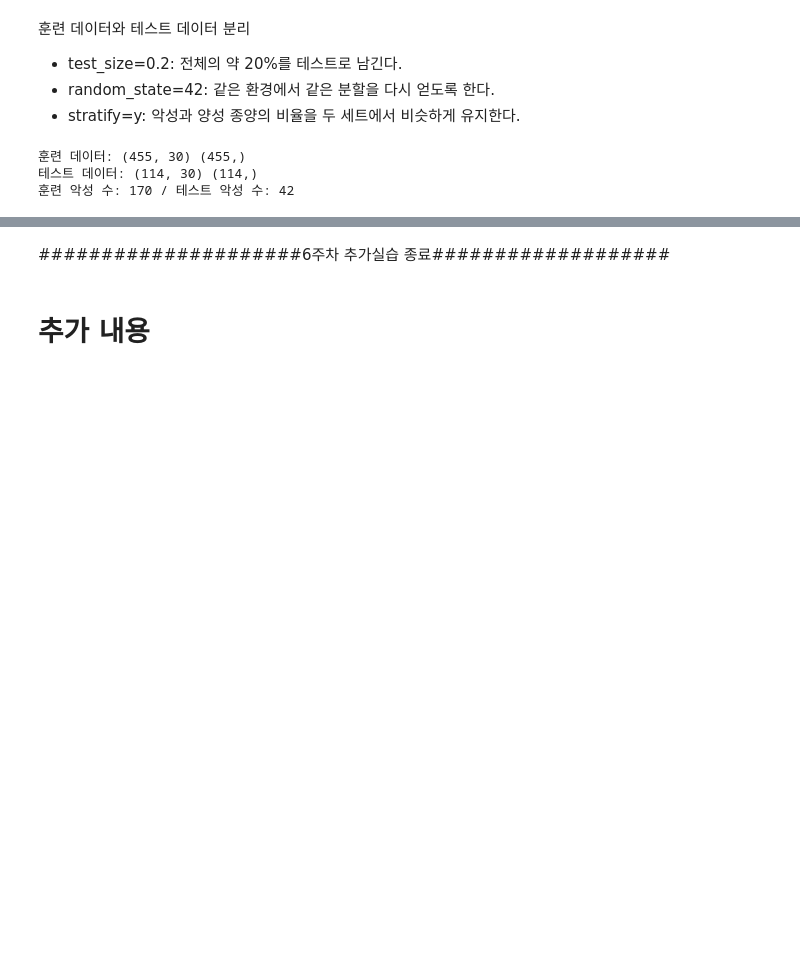
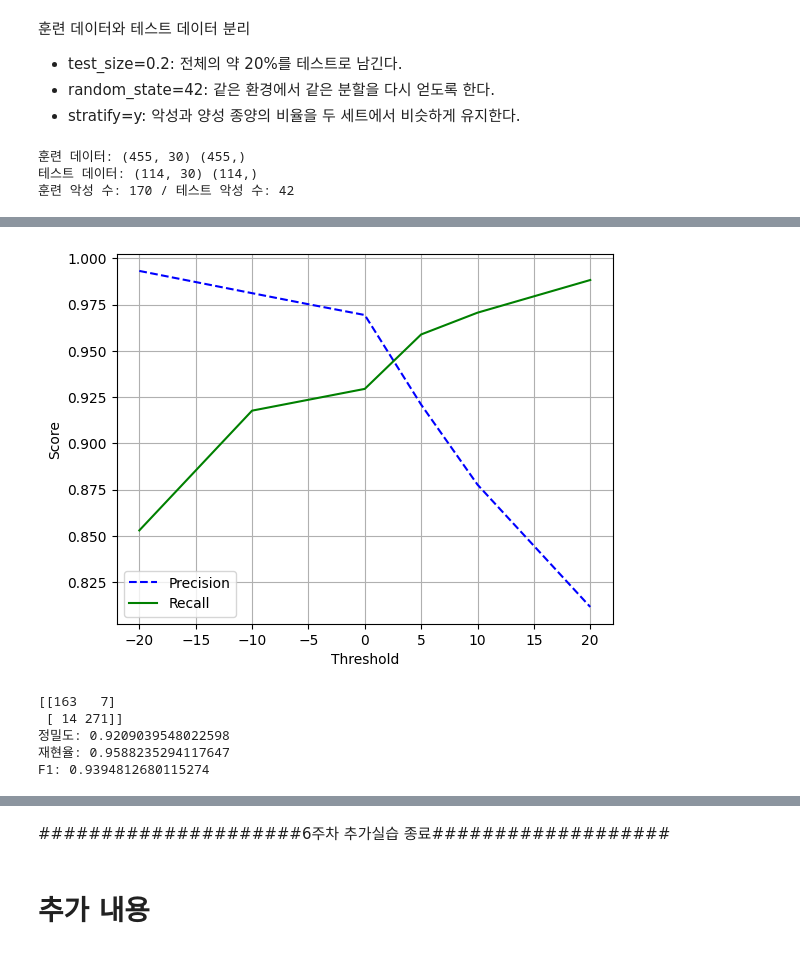
Before and after one commit to ssukk99/handson-ml2, a Jupyter notebook: 03_classification.ipynb, the cells around one changed output, grey strips where cells are left out. Saved outputs shown, nothing was run; the diff lists cells and outputs as text; code cells hidden in the pictures; blank space fills up the shorter version.

```diff
--- a/03_classification.ipynb
+++ b/03_classification.ipynb
@@ -718,0 +686,10 @@ print('훈련 악성 수:', int(np.sum(y_train == 0)), '/ 테스트 악성 수:'
+# %%
+y_scores = cross_val_predict(
+    sgd_model, X_train, y_train, cv=cv, method='decision_function'  # 예측 대신 판단 점수 받기
+)
+
+print(y_scores[:10])  # 앞 10개 표본의 판단 점수
+
+threshold = 0  # 먼저 기본 임계값 사용
+y_pred_0 = (y_scores > threshold).astype(int)  # 크면 양성 1, 이하이면 악성 0
+print(confusion_matrix(y_train, y_pred_0))  # 기본 예측의 오차 행렬과 비교
@@ -718,0 +701,16 @@ print('훈련 악성 수:', int(np.sum(y_train == 0)), '/ 테스트 악성 수:'
+# %%
+thresholds = [-20, -10, -5, 0, 5, 10, 20]  # 시험할 임계값
+precisions = []  # 정밀도를 저장할 목록
+recalls = []  # 재현율을 저장할 목록
+
+for threshold in thresholds:  # 임계값을 하나씩 바꿔 가며 반복
+    y_pred = (y_scores > threshold).astype(int)  # 임계값으로 예측 만들기
+    precision = precision_score(y_train, y_pred, pos_label=0)  # 악성 정밀도
+    recall = recall_score(y_train, y_pred, pos_label=0)  # 악성 재현율
+    precisions.append(precision)  # 그래프를 그리기 위해 정밀도 저장
+    recalls.append(recall)  # 그래프를 그리기 위해 재현율 저장
+    print('임계값:', threshold)  # 어떤 임계값인지 출력
+    print('정밀도:', precision)  # 정밀도 출력
+    print('재현율:', recall)  # 재현율 출력
+    print(confusion_matrix(y_train, y_pred))  # 악성 누락과 오탐 개수 확인
+    print()  # 결과 사이 한 줄 띄우기
@@ -718,0 +735,25 @@ print('훈련 악성 수:', int(np.sum(y_train == 0)), '/ 테스트 악성 수:'
+# %%
+import matplotlib.pyplot as plt  # 그래프를 그리는 도구
+
+plt.plot(thresholds, precisions, 'b--', label='Precision')  # 파란 점선: 악성 정밀도
+plt.plot(thresholds, recalls, 'g-', label='Recall')  # 초록 실선: 악성 재현율
+plt.xlabel('Threshold')  # 가로축 이름
+plt.ylabel('Score')  # 세로축 이름
+plt.legend()  # 선의 의미 표시
+plt.grid(True)  # 격자 표시
+plt.show()  # 그래프 출력
+
+threshold = 5  # 위에서 확인한 결과를 보고 직접 정한 임계값
+y_train_pred_new = (y_scores > threshold).astype(int)  # 선택한 임계값으로 예측
+
+print(confusion_matrix(y_train, y_train_pred_new))  # 조정 후 오차 행렬
+print('정밀도:', precision_score(y_train, y_train_pred_new, pos_label=0))  # 악성 정밀도
+print('재현율:', recall_score(y_train, y_train_pred_new, pos_label=0))  # 악성 재현율
+print('F1:', f1_score(y_train, y_train_pred_new, pos_label=0))  # F1 확인
+# %% [output]
+[figure, added]
+[[163   7]
+ [ 14 271]]
+정밀도: 0.9209039548022598
+재현율: 0.9588235294117647
+F1: 0.9394812680115274
```
Also changed, not shown: parts of 24 cells of this notebook.
